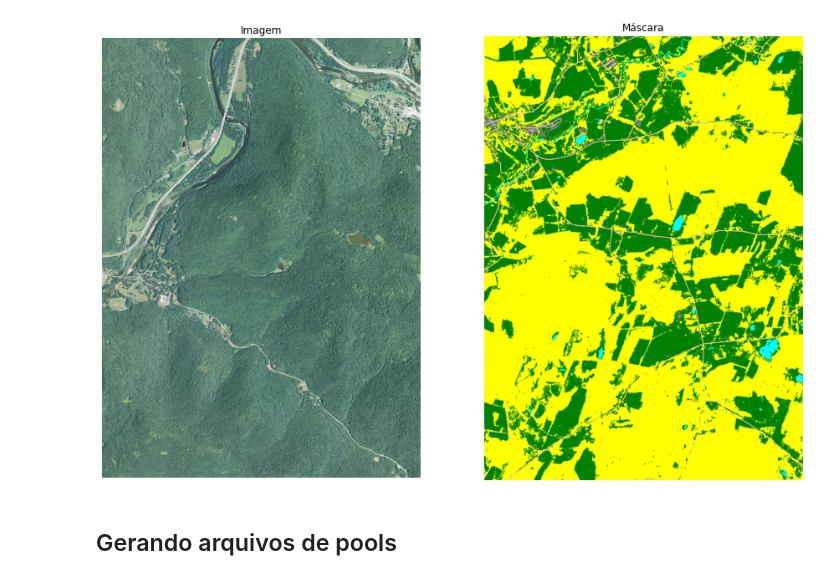
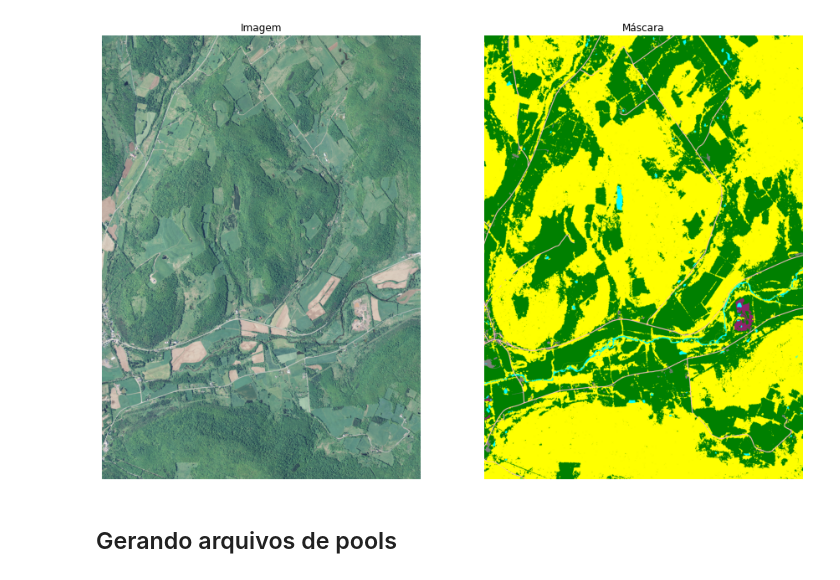
Before and after one commit to maTh51/ifsl, a Jupyter notebook: utils/vis_chesapeake.ipynb, the cells around one changed output. Cells and saved outputs as stored; diff of their text form; code cells hidden in the pictures.

```diff
--- a/utils/vis_chesapeake.ipynb
+++ b/utils/vis_chesapeake.ipynb
@@ -51,11 +51,11 @@ colors = [
 ]
 
 mask_palette = {
-    0: (0, 0, 0),  # não existe no dataset
+    0: (0, 0, 0),        # não existe no dataset
     1: (0, 255, 255),    # agua
     2: (255, 255, 0),    # floresta
     3: (0, 128, 0),      # campo
-    4: (142,35,107),        # terra estéril
+    4: (142,35,107),     # terra estéril
     5: (128, 128, 128),  # impermeável (outro)
     6: (255, 192, 203),  # impermeável (estrada)
     15: (0, 0, 0)        # sem dados
@@ -75,36 +75,36 @@ def convert_mask(np_mask):
     for index, color in index_to_color.items():
         new_mask[class_channel == index] = color
 
     return new_mask
 
 # Crie o colormap e o norm
 cmap = ListedColormap(colors)
 bounds = list(range(len(colors)))  # Se você tiver valores de 0 a 6, ajuste conforme necessário
 norm = BoundaryNorm(bounds, cmap.N, clip=True)
 img_path = ""
 mask_path = ""
 # Ler as duas imagens
 base_path = "/scratch/gabrielamarante/dataset/ny_1m_2013_extended-debuffered-train_tiles/"
-rgb_image = read_rgb_image(base_path + "m_4107507_ne_18_1_naip-new.tif")
-mask_image = rio.open(base_path + "m_4207531_sw_18_1_lc.tif").read()
+rgb_image = read_rgb_image(base_path + "m_4207442_ne_18_1_naip-new.tif")
+mask_image = rio.open(base_path + "m_4207442_ne_18_1_lc.tif").read()
 # print(np.unique(mask_image, return_counts=True))
 mask_image = convert_mask(np.moveaxis(mask_image, 0, -1))
 # Criar a figura e subplots
 fig, (ax1, ax2) = plt.subplots(1, 2, figsize=(15, 15))
 
 # Exibir a primeira imagem
 ax1.imshow(rgb_image)
 ax1.set_title('Imagem')
 ax1.axis('off')
 
 ax2.imshow(mask_image, cmap=cmap, norm=norm)
 ax2.set_title('Máscara')
 ax2.axis('off')
 
 # Mostrar a figura com as duas imagens lado a lado
 plt.show()
 # %% [output]
-[figure, old version]
+[figure, new version]
 # %%
 base_path = "/scratch/gabrielamarante/dataset/ny_1m_2013_extended-debuffered-train_tiles/"
 img_list = glob.glob(base_path + "*lc.tif")
```
Also changed, not shown: 5 other files.
